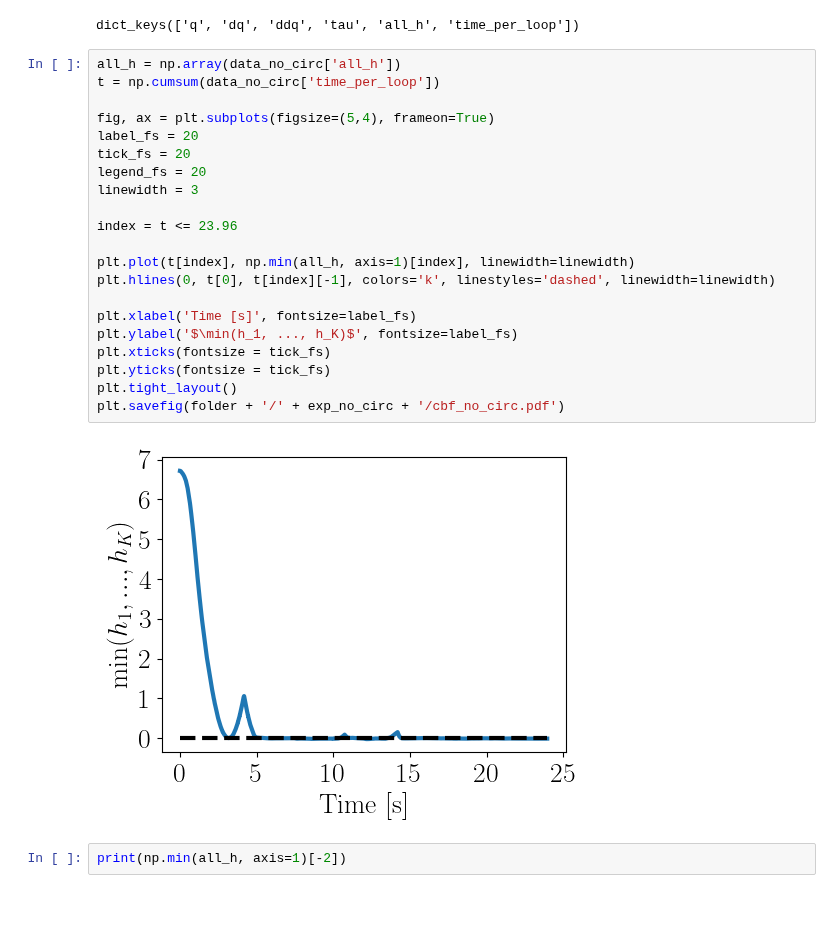
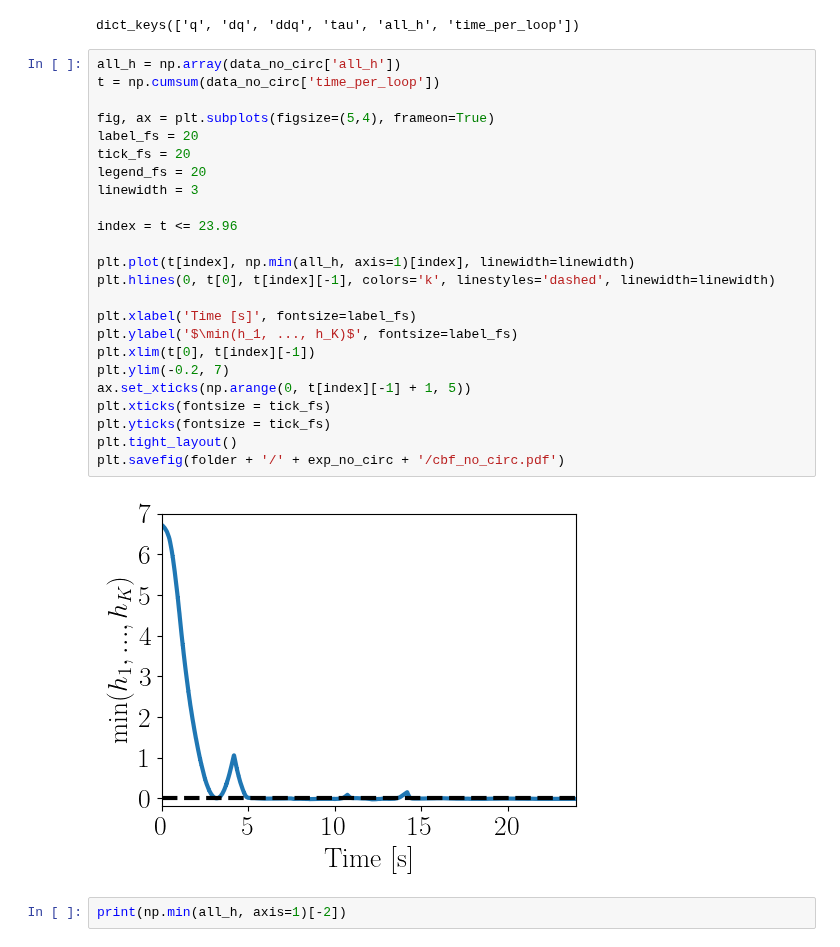
Before and after one commit to shiqingw/HOCBF-FR3-Experiments, a Jupyter notebook: exp1_visualization.ipynb, the cells around one changed output. Cells and saved outputs as stored; diff of their text form; blank space fills up the shorter version.

```diff
--- a/exp1_visualization.ipynb
+++ b/exp1_visualization.ipynb
@@ -21,26 +21,29 @@ dict_keys(['q', 'dq', 'ddq', 'tau', 'all_h', 'time_per_loop'])
 # %%
 all_h = np.array(data_no_circ['all_h'])
 t = np.cumsum(data_no_circ['time_per_loop'])
 
 fig, ax = plt.subplots(figsize=(5,4), frameon=True)
 label_fs = 20
 tick_fs = 20
 legend_fs = 20
 linewidth = 3
 
 index = t <= 23.96
 
 plt.plot(t[index], np.min(all_h, axis=1)[index], linewidth=linewidth)
 plt.hlines(0, t[0], t[index][-1], colors='k', linestyles='dashed', linewidth=linewidth)
 
 plt.xlabel('Time [s]', fontsize=label_fs)
 plt.ylabel('$\min(h_1, ..., h_K)$', fontsize=label_fs)
+plt.xlim(t[0], t[index][-1])
+plt.ylim(-0.2, 7)
+ax.set_xticks(np.arange(0, t[index][-1] + 1, 5))
 plt.xticks(fontsize = tick_fs)
 plt.yticks(fontsize = tick_fs)
 plt.tight_layout()
 plt.savefig(folder + '/' + exp_no_circ + '/cbf_no_circ.pdf')
 # %% [output]
-[figure, old version]
+[figure, new version]
 # %%
 print(np.min(all_h, axis=1)[-2])
 # %% [output]
```
Also changed, not shown: parts of 1 cell of this notebook, 5 other files.
